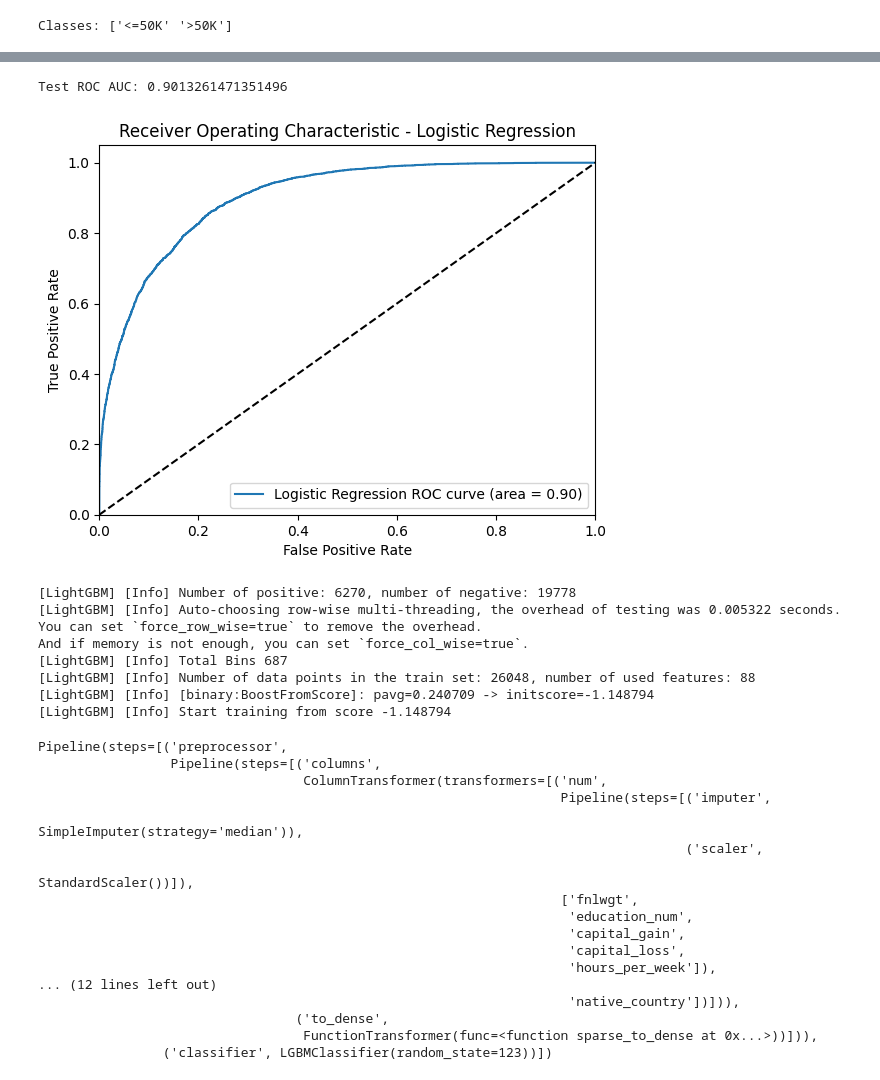
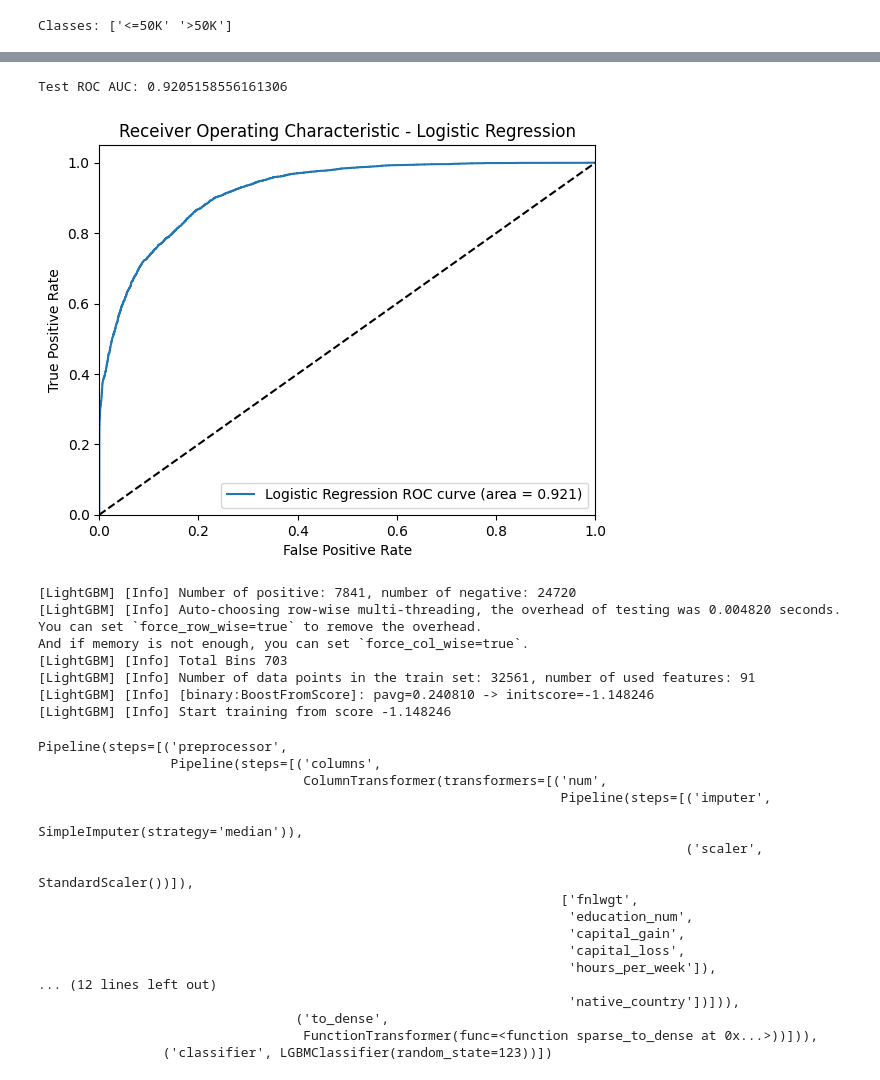
Before and after one commit to NishantSushmakar/responsible-data-science, a Jupyter notebook: notebook/classification.ipynb, the cells around one changed output, grey strips where cells are left out. Cells and saved outputs as stored; diff of their text form; code cells hidden in the pictures.

```diff
--- a/notebook/classification.ipynb
+++ b/notebook/classification.ipynb
@@ -318,6 +328,6 @@ Model Evaluation After Binarization:
 # %%
-# Pipeline with Logistic Regression
+# Pipeline with XGBClassifier
 clf = Pipeline(steps=[
     ('preprocessor', preprocessor),
-    ('classifier', LogisticRegression(max_iter=1000))
+    ('classifier',XGBClassifier(use_label_encoder=False, eval_metric='logloss', random_state=123))
 ])
@@ -329,5 +334,5 @@ X_train_part, X_valid, y_train_part, y_valid = train_test_split(
 # %%
-clf.fit(X_train_part, y_train_part)
+clf.fit(X_train, y_train)
 # %% [output]
 Pipeline(steps=[('preprocessor',
                  Pipeline(steps=[('columns',
@@ -404,26 +385,26 @@ plt.show()
 # %%
-# ROC Curve and AUC for Logistic Regression
+# ROC Curve and AUC for XGBClassifier
 from sklearn.metrics import roc_auc_score, roc_curve
 
 y_scores = clf.predict_proba(X_test)[:,1]
 
 roc_auc = roc_auc_score(y_test, y_scores)
 print('Test ROC AUC:', roc_auc)
 
 fpr, tpr, thresholds = roc_curve(y_test, y_scores)
 plt.figure()
-plt.plot(fpr, tpr, label='Logistic Regression ROC curve (area = %0.2f)' % roc_auc)
+plt.plot(fpr, tpr, label='Logistic Regression ROC curve (area = %0.3f)' % roc_auc)
 plt.plot([0,1],[0,1],'k--')  # Diagonal line
 plt.xlim([0.0,1.0])
 plt.ylim([0.0,1.05])
 plt.xlabel('False Positive Rate')
 plt.ylabel('True Positive Rate')
 plt.title('Receiver Operating Characteristic - Logistic Regression')
 plt.legend(loc='lower right')
 plt.show()
 # %% [output]
-Test ROC AUC: 0.9013261471351496
+Test ROC AUC: 0.9205158556161306
-[figure, old version]
+[figure, new version]
 # %%
 # Pipeline with LGBM Classifier
 
@@ -432,16 +413,16 @@ clf_rf = Pipeline(steps=[
     ('classifier', LGBMClassifier(random_state=123))
 ])
 # %%
-clf_rf.fit(X_train_part, y_train_part)
+clf_rf.fit(X_train, y_train)
 # %% [output]
-[LightGBM] [Info] Number of positive: 6270, number of negative: 19778
-[LightGBM] [Info] Auto-choosing row-wise multi-threading, the overhead of testing was 0.005322 seconds.
+[LightGBM] [Info] Number of positive: 7841, number of negative: 24720
+[LightGBM] [Info] Auto-choosing row-wise multi-threading, the overhead of testing was 0.004820 seconds.
 You can set `force_row_wise=true` to remove the overhead.
 And if memory is not enough, you can set `force_col_wise=true`.
-[LightGBM] [Info] Total Bins 687
-[LightGBM] [Info] Number of data points in the train set: 26048, number of used features: 88
-[LightGBM] [Info] [binary:BoostFromScore]: pavg=0.240709 -> initscore=-1.148794
-[LightGBM] [Info] Start training from score -1.148794
+[LightGBM] [Info] Total Bins 703
+[LightGBM] [Info] Number of data points in the train set: 32561, number of used features: 91
+[LightGBM] [Info] [binary:BoostFromScore]: pavg=0.240810 -> initscore=-1.148246
+[LightGBM] [Info] Start training from score -1.148246
 Pipeline(steps=[('preprocessor',
                  Pipeline(steps=[('columns',
                                   ColumnTransformer(transformers=[('num',
```
Also changed, not shown: parts of 15 cells of this notebook.
